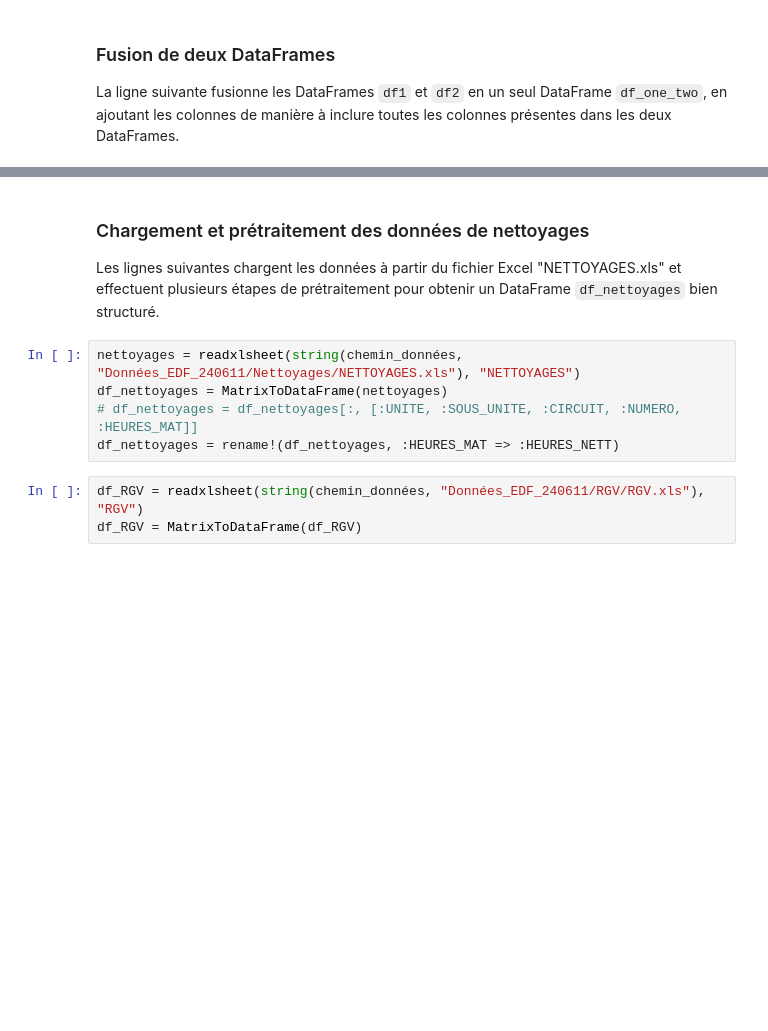
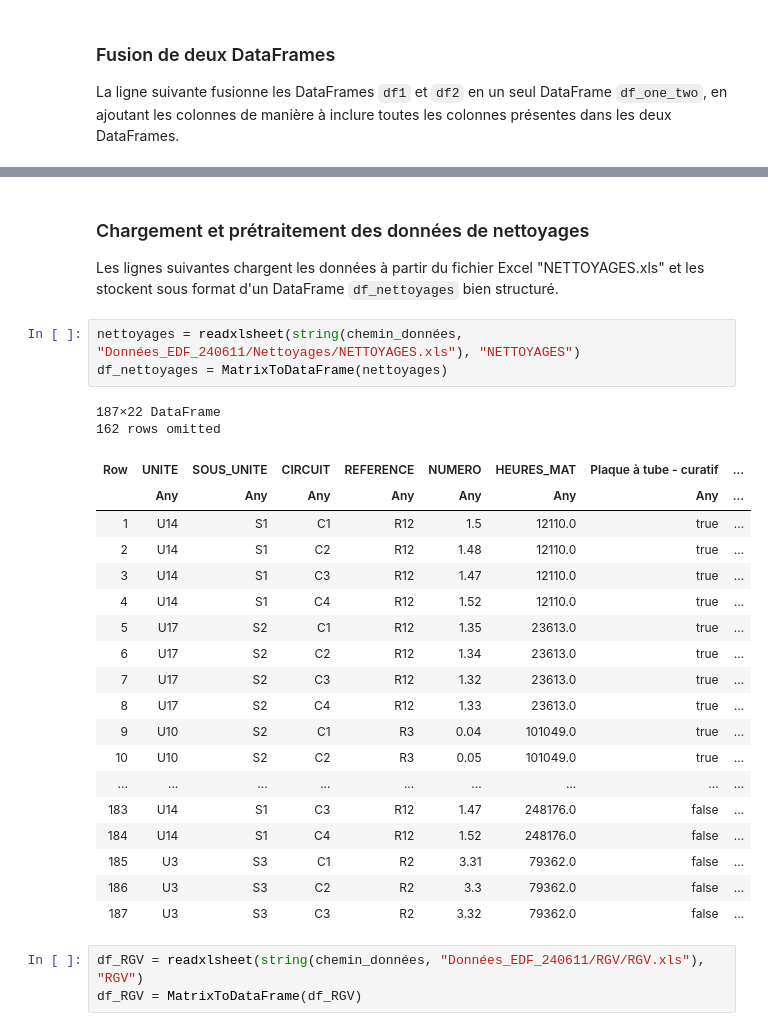
Before and after one commit to FaidYoussef/JuliaStatsProject, a Jupyter notebook: notebooks/plot.ipynb, the cells around one changed output, grey strips where cells are left out. Cells and saved outputs as stored; diff of their text form; blank space fills up the shorter version.

```diff
--- a/notebooks/plot.ipynb
+++ b/notebooks/plot.ipynb
@@ -75,12 +247,31 @@ df_one_two = vcat(df1, df2, cols = :union )
 # %% [markdown]
 ### Chargement et prétraitement des données de nettoyages
 
-Les lignes suivantes chargent les données à partir du fichier Excel "NETTOYAGES.xls" et effectuent plusieurs étapes de prétraitement pour obtenir un DataFrame `df_nettoyages` bien structuré.
+Les lignes suivantes chargent les données à partir du fichier Excel "NETTOYAGES.xls" et les stockent sous format d'un DataFrame `df_nettoyages` bien structuré.
 # %%
 nettoyages = readxlsheet(string(chemin_données, "Données_EDF_240611/Nettoyages/NETTOYAGES.xls"), "NETTOYAGES")
 df_nettoyages = MatrixToDataFrame(nettoyages)
-# df_nettoyages = df_nettoyages[:, [:UNITE, :SOUS_UNITE, :CIRCUIT, :NUMERO, :HEURES_MAT]]
-df_nettoyages = rename!(df_nettoyages, :HEURES_MAT => :HEURES_NETT)
+# %% [output]
+187×22 DataFrame
+162 rows omitted
+| Row | UNITE | SOUS_UNITE | CIRCUIT | REFERENCE | NUMERO | HEURES_MAT | Plaque à tube - curatif | ... |
+|  | Any | Any | Any | Any | Any | Any | Any | ... |
+| 1 | U14 | S1 | C1 | R12 | 1.5 | 12110.0 | true | ... |
+| 2 | U14 | S1 | C2 | R12 | 1.48 | 12110.0 | true | ... |
+| 3 | U14 | S1 | C3 | R12 | 1.47 | 12110.0 | true | ... |
+| 4 | U14 | S1 | C4 | R12 | 1.52 | 12110.0 | true | ... |
+| 5 | U17 | S2 | C1 | R12 | 1.35 | 23613.0 | true | ... |
+| 6 | U17 | S2 | C2 | R12 | 1.34 | 23613.0 | true | ... |
+| 7 | U17 | S2 | C3 | R12 | 1.32 | 23613.0 | true | ... |
+| 8 | U17 | S2 | C4 | R12 | 1.33 | 23613.0 | true | ... |
+| 9 | U10 | S2 | C1 | R3 | 0.04 | 101049.0 | true | ... |
+| 10 | U10 | S2 | C2 | R3 | 0.05 | 101049.0 | true | ... |
+| ... | ... | ... | ... | ... | ... | ... | ... | ... |
+| 183 | U14 | S1 | C3 | R12 | 1.47 | 248176.0 | false | ... |
+| 184 | U14 | S1 | C4 | R12 | 1.52 | 248176.0 | false | ... |
+| 185 | U3 | S3 | C1 | R2 | 3.31 | 79362.0 | false | ... |
+| 186 | U3 | S3 | C2 | R2 | 3.3 | 79362.0 | false | ... |
+| 187 | U3 | S3 | C3 | R2 | 3.32 | 79362.0 | false | ... |
 # %%
 df_RGV = readxlsheet(string(chemin_données, "Données_EDF_240611/RGV/RGV.xls"), "RGV")
 df_RGV = MatrixToDataFrame(df_RGV)
```
Also changed, not shown: parts of 34 cells of this notebook.
